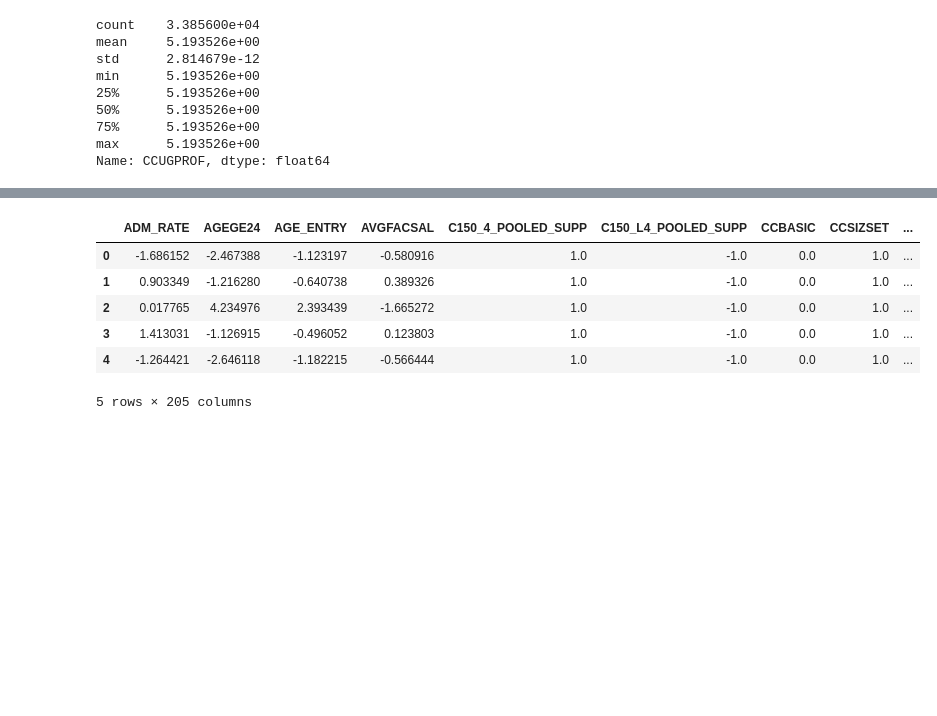
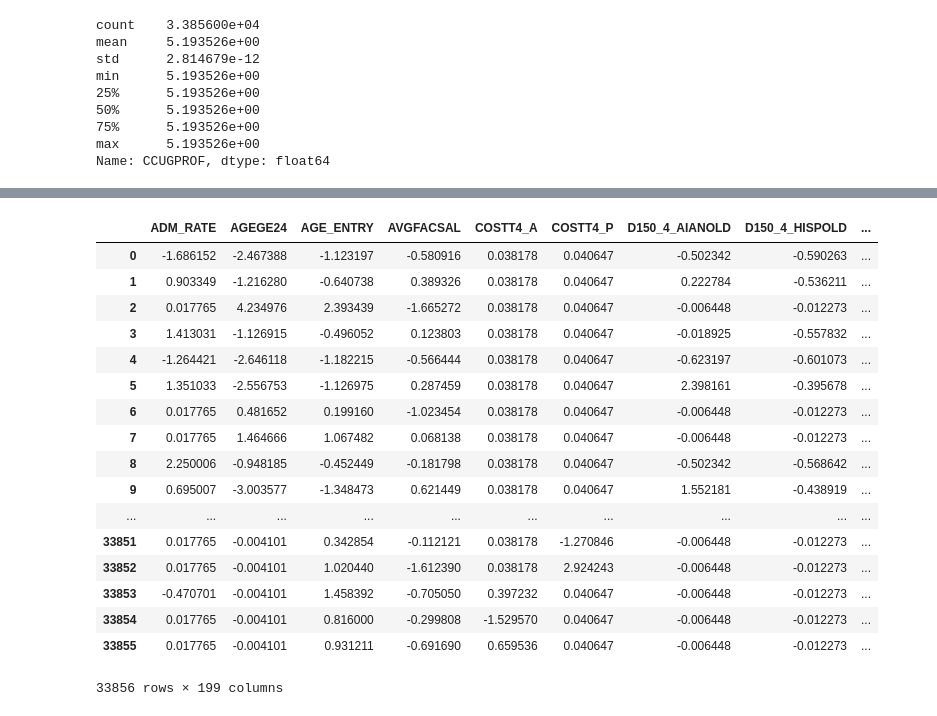
Before and after one commit to jeswan/post-secondary-education, a Jupyter notebook: khas_engineering.ipynb, the cells around one changed output, grey strips where cells are left out. Saved outputs shown, nothing was run; the diff lists cells and outputs as text; code cells hidden in the pictures; blank space fills up the shorter version.

```diff
--- a/khas_engineering.ipynb
+++ b/khas_engineering.ipynb
@@ -74,10 +53,11 @@ list_of_buckets = ['DEG_SCIMATH',
                    'DEG_BUS']
 # %%
 # returns all binary columns
-ls_bin = [col for col in df if np.isin(df[col].unique(), [0, 1]).all()]
+ls_no_scale = [col for col in df if np.isin(df[col].unique(), [0, 1]).all()]
 
-ls_bin.append('Year')
-df_scale = df.drop(ls_bin, axis=1)
-df_bin = df[ls_bin]
+ls_no_scale.append('Year')
+ls_no_scale.append('MD_EARN_WNE_P6')
+df_scale = df.drop(ls_no_scale, axis=1)
+df_no_scale = df[ls_no_scale]
 # %%
-df_bin.reset_index(inplace = True)
+df_scale.reset_index(inplace = True, drop = True)
@@ -179,13 +206,37 @@ complete_df.head()
+# %%
+zero_df = [
+    'C150_4_POOLED_SUPP',
+    'C150_L4_POOLED_SUPP',
+    'CCBASIC',
+    'CCSIZSET',
+    'CCUGPROF',
+    'RELAFFIL',
+    'UG'
+
+]
+# %%
+complete_df.drop(zero_df, axis=1, inplace=True)
 # %%
-complete_df.iloc[:, :].head()
+complete_df
 # %% [output]
-|  | ADM_RATE | AGEGE24 | AGE_ENTRY | AVGFACSAL | C150_4_POOLED_SUPP | C150_L4_POOLED_SUPP | CCBASIC | CCSIZSET | ... |
-| 0 | -1.686152 | -2.467388 | -1.123197 | -0.580916 | 1.0 | -1.0 | 0.0 | 1.0 | ... |
-| 1 | 0.903349 | -1.216280 | -0.640738 | 0.389326 | 1.0 | -1.0 | 0.0 | 1.0 | ... |
-| 2 | 0.017765 | 4.234976 | 2.393439 | -1.665272 | 1.0 | -1.0 | 0.0 | 1.0 | ... |
-| 3 | 1.413031 | -1.126915 | -0.496052 | 0.123803 | 1.0 | -1.0 | 0.0 | 1.0 | ... |
-| 4 | -1.264421 | -2.646118 | -1.182215 | -0.566444 | 1.0 | -1.0 | 0.0 | 1.0 | ... |
+|  | ADM_RATE | AGEGE24 | AGE_ENTRY | AVGFACSAL | COSTT4_A | COSTT4_P | D150_4_AIANOLD | D150_4_HISPOLD | ... |
+| 0 | -1.686152 | -2.467388 | -1.123197 | -0.580916 | 0.038178 | 0.040647 | -0.502342 | -0.590263 | ... |
+| 1 | 0.903349 | -1.216280 | -0.640738 | 0.389326 | 0.038178 | 0.040647 | 0.222784 | -0.536211 | ... |
+| 2 | 0.017765 | 4.234976 | 2.393439 | -1.665272 | 0.038178 | 0.040647 | -0.006448 | -0.012273 | ... |
+| 3 | 1.413031 | -1.126915 | -0.496052 | 0.123803 | 0.038178 | 0.040647 | -0.018925 | -0.557832 | ... |
+| 4 | -1.264421 | -2.646118 | -1.182215 | -0.566444 | 0.038178 | 0.040647 | -0.623197 | -0.601073 | ... |
+| 5 | 1.351033 | -2.556753 | -1.126975 | 0.287459 | 0.038178 | 0.040647 | 2.398161 | -0.395678 | ... |
+| 6 | 0.017765 | 0.481652 | 0.199160 | -1.023454 | 0.038178 | 0.040647 | -0.006448 | -0.012273 | ... |
+| 7 | 0.017765 | 1.464666 | 1.067482 | 0.068138 | 0.038178 | 0.040647 | -0.006448 | -0.012273 | ... |
+| 8 | 2.250006 | -0.948185 | -0.452449 | -0.181798 | 0.038178 | 0.040647 | -0.502342 | -0.568642 | ... |
+| 9 | 0.695007 | -3.003577 | -1.348473 | 0.621449 | 0.038178 | 0.040647 | 1.552181 | -0.438919 | ... |
+| ... | ... | ... | ... | ... | ... | ... | ... | ... | ... |
+| 33851 | 0.017765 | -0.004101 | 0.342854 | -0.112121 | 0.038178 | -1.270846 | -0.006448 | -0.012273 | ... |
+| 33852 | 0.017765 | -0.004101 | 1.020440 | -1.612390 | 0.038178 | 2.924243 | -0.006448 | -0.012273 | ... |
+| 33853 | -0.470701 | -0.004101 | 1.458392 | -0.705050 | 0.397232 | 0.040647 | -0.006448 | -0.012273 | ... |
+| 33854 | 0.017765 | -0.004101 | 0.816000 | -0.299808 | -1.529570 | 0.040647 | -0.006448 | -0.012273 | ... |
+| 33855 | 0.017765 | -0.004101 | 0.931211 | -0.691690 | 0.659536 | 0.040647 | -0.006448 | -0.012273 | ... |
-5 rows × 205 columns
+33856 rows × 199 columns
 # %%
 target = 'MD_EARN_WNE_P6'
 train, test = model.sampling_data(df)
```
Also changed, not shown: parts of 9 cells of this notebook, 2 other files.
